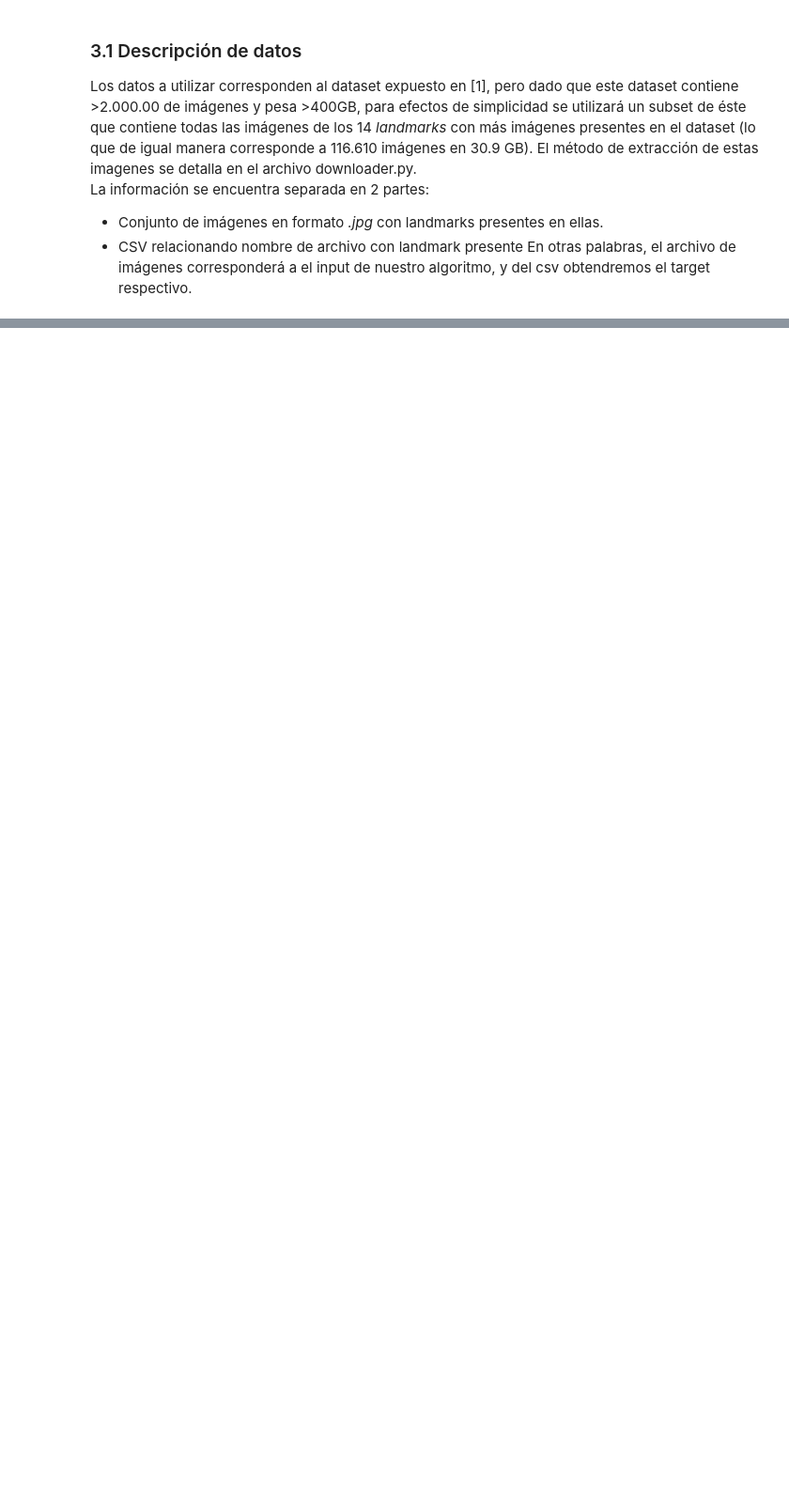
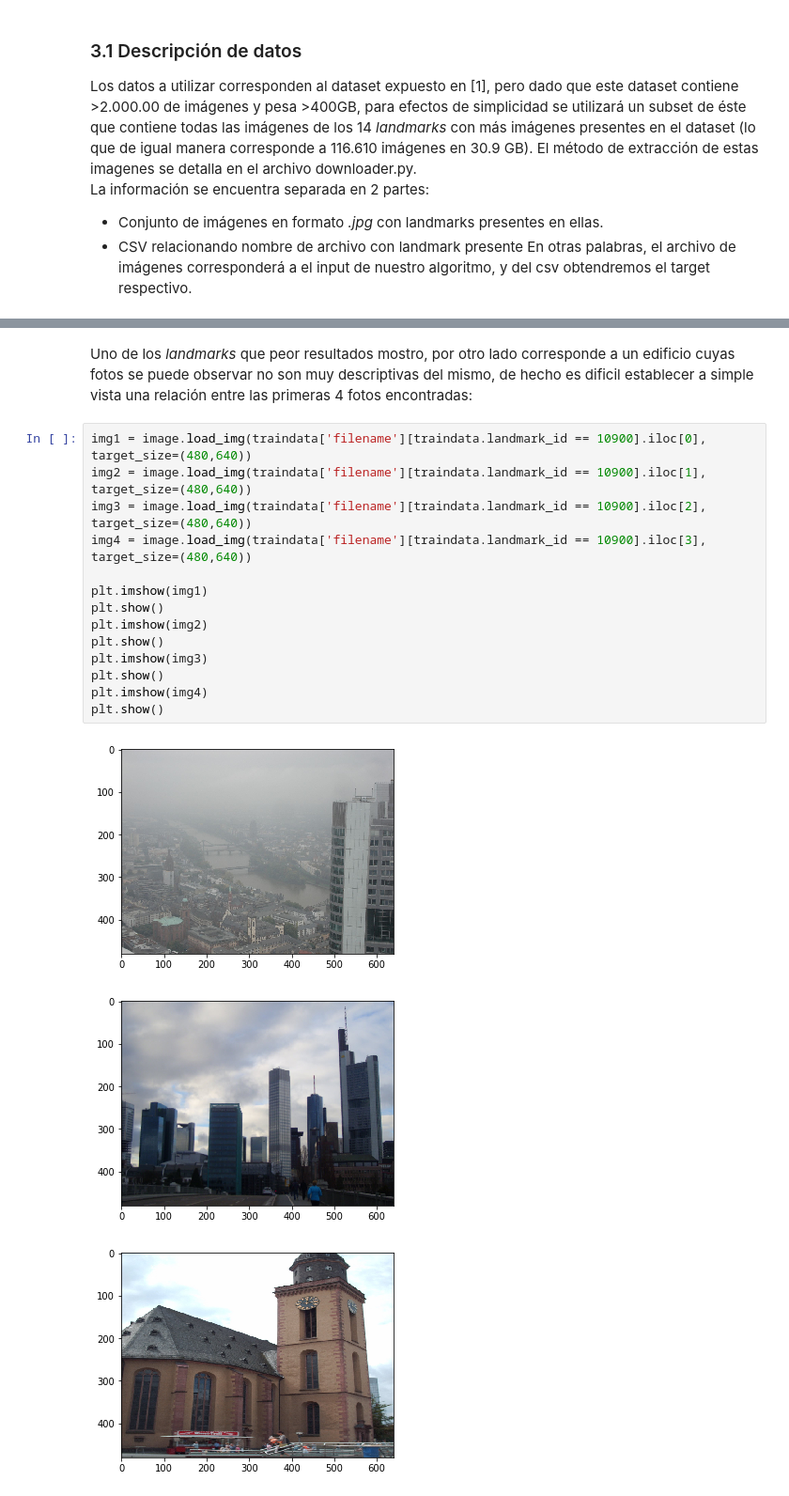
Before and after one commit to gregschuit/Proyecto-IIC3695, a Jupyter notebook: Proyecto.ipynb, the cells around one changed output, grey strips where cells are left out. Shown at 94% size. Cells and saved outputs as stored; diff of their text form; blank space fills up the shorter version.

```diff
--- a/Proyecto.ipynb
+++ b/Proyecto.ipynb
@@ -180,0 +346,20 @@ Una propuesta respecto al manejo de datos para la implementación, es comenzar u
+# %% [markdown]
+Uno de los *landmarks* que peor resultados mostro, por otro lado corresponde a un edificio cuyas fotos se puede observar no son muy descriptivas del mismo, de hecho es dificil establecer a simple vista una relación entre las primeras 4 fotos encontradas:
+# %%
+img1 = image.load_img(traindata['filename'][traindata.landmark_id == 10900].iloc[0], target_size=(480,640))
+img2 = image.load_img(traindata['filename'][traindata.landmark_id == 10900].iloc[1], target_size=(480,640))
+img3 = image.load_img(traindata['filename'][traindata.landmark_id == 10900].iloc[2], target_size=(480,640))
+img4 = image.load_img(traindata['filename'][traindata.landmark_id == 10900].iloc[3], target_size=(480,640))
+
+plt.imshow(img1)
+plt.show()
+plt.imshow(img2)
+plt.show()
+plt.imshow(img3)
+plt.show()
+plt.imshow(img4)
+plt.show()
+# %% [output]
+[figure, added]
+[figure, added]
+[figure, added]
```
Also changed, not shown: parts of 23 cells of this notebook, 4 other files.
